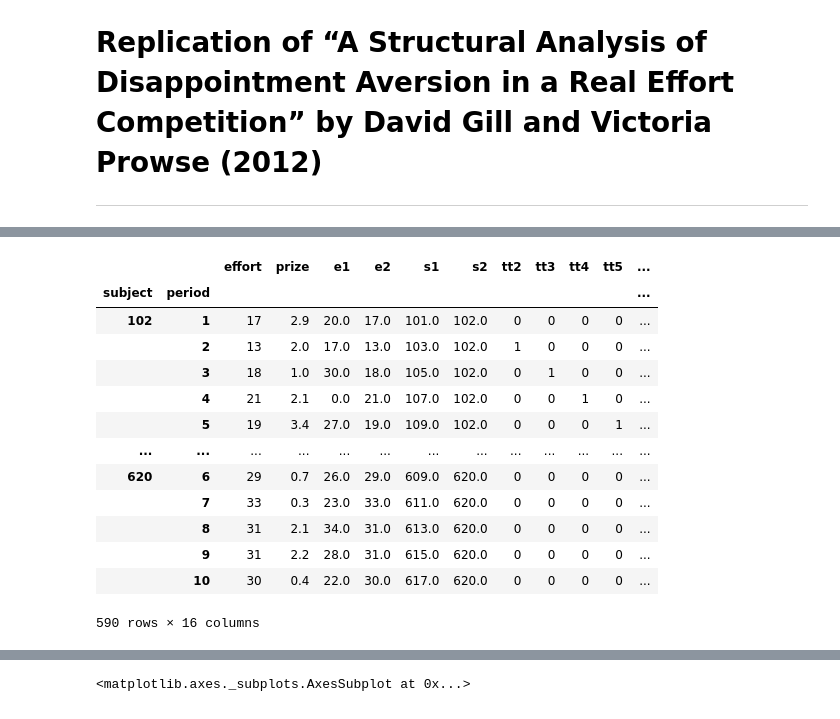
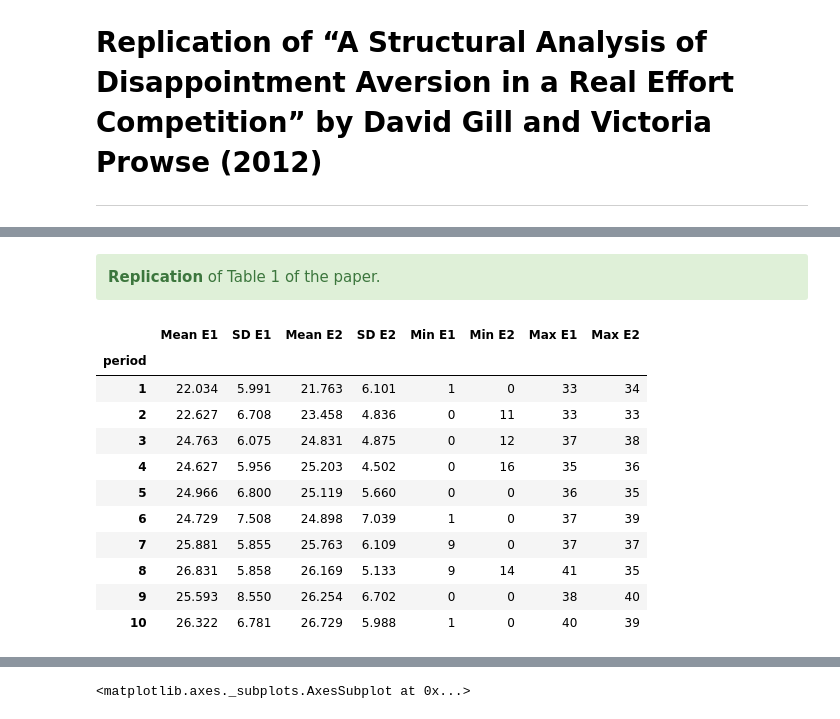
Before and after one commit to VincentSelz/microeconometrics-course-project-VincentSelz, a Jupyter notebook: Project-VincentSelz.ipynb, the cells around one changed output, grey strips where cells are left out. Cells and saved outputs as stored; diff of their text form; code cells hidden in the pictures.

```diff
--- a/Project-VincentSelz.ipynb
+++ b/Project-VincentSelz.ipynb
@@ -92,20 +168,21 @@ After each round the subjects were paired with another subjects. To ensure that
+# %% [markdown]
+<div class="alert alert-block alert-success">
+    <b>Replication</b> of Table 1 of the paper.
+</div>
 # %%
 df_1, df_2, df_2_pref = get_datasets()
 rslt = effort_overview(df_2_pref)
 rslt
-df_2_pref
 # %% [output]
-|  |  | effort | prize | e1 | e2 | s1 | s2 | tt2 | tt3 | tt4 | tt5 | ... |
-| subject | period |  |  |  |  |  |  |  |  |  |  | ... |
-| 102 | 1 | 17 | 2.9 | 20.0 | 17.0 | 101.0 | 102.0 | 0 | 0 | 0 | 0 | ... |
-|  | 2 | 13 | 2.0 | 17.0 | 13.0 | 103.0 | 102.0 | 1 | 0 | 0 | 0 | ... |
-|  | 3 | 18 | 1.0 | 30.0 | 18.0 | 105.0 | 102.0 | 0 | 1 | 0 | 0 | ... |
-|  | 4 | 21 | 2.1 | 0.0 | 21.0 | 107.0 | 102.0 | 0 | 0 | 1 | 0 | ... |
-|  | 5 | 19 | 3.4 | 27.0 | 19.0 | 109.0 | 102.0 | 0 | 0 | 0 | 1 | ... |
-| ... | ... | ... | ... | ... | ... | ... | ... | ... | ... | ... | ... | ... |
-| 620 | 6 | 29 | 0.7 | 26.0 | 29.0 | 609.0 | 620.0 | 0 | 0 | 0 | 0 | ... |
-|  | 7 | 33 | 0.3 | 23.0 | 33.0 | 611.0 | 620.0 | 0 | 0 | 0 | 0 | ... |
-|  | 8 | 31 | 2.1 | 34.0 | 31.0 | 613.0 | 620.0 | 0 | 0 | 0 | 0 | ... |
-|  | 9 | 31 | 2.2 | 28.0 | 31.0 | 615.0 | 620.0 | 0 | 0 | 0 | 0 | ... |
-|  | 10 | 30 | 0.4 | 22.0 | 30.0 | 617.0 | 620.0 | 0 | 0 | 0 | 0 | ... |
+|  | Mean E1 | SD E1 | Mean E2 | SD E2 | Min E1 | Min E2 | Max E1 | Max E2 |
+| period |  |  |  |  |  |  |  |  |
+| 1 | 22.034 | 5.991 | 21.763 | 6.101 | 1 | 0 | 33 | 34 |
+| 2 | 22.627 | 6.708 | 23.458 | 4.836 | 0 | 11 | 33 | 33 |
+| 3 | 24.763 | 6.075 | 24.831 | 4.875 | 0 | 12 | 37 | 38 |
+| 4 | 24.627 | 5.956 | 25.203 | 4.502 | 0 | 16 | 35 | 36 |
+| 5 | 24.966 | 6.800 | 25.119 | 5.660 | 0 | 0 | 36 | 35 |
+| 6 | 24.729 | 7.508 | 24.898 | 7.039 | 1 | 0 | 37 | 39 |
+| 7 | 25.881 | 5.855 | 25.763 | 6.109 | 9 | 0 | 37 | 37 |
+| 8 | 26.831 | 5.858 | 26.169 | 5.133 | 9 | 14 | 41 | 35 |
+| 9 | 25.593 | 8.550 | 26.254 | 6.702 | 0 | 0 | 38 | 40 |
+| 10 | 26.322 | 6.781 | 26.729 | 5.988 | 1 | 0 | 40 | 39 |
-590 rows × 16 columns
```
Also changed, not shown: parts of 25 cells of this notebook.
